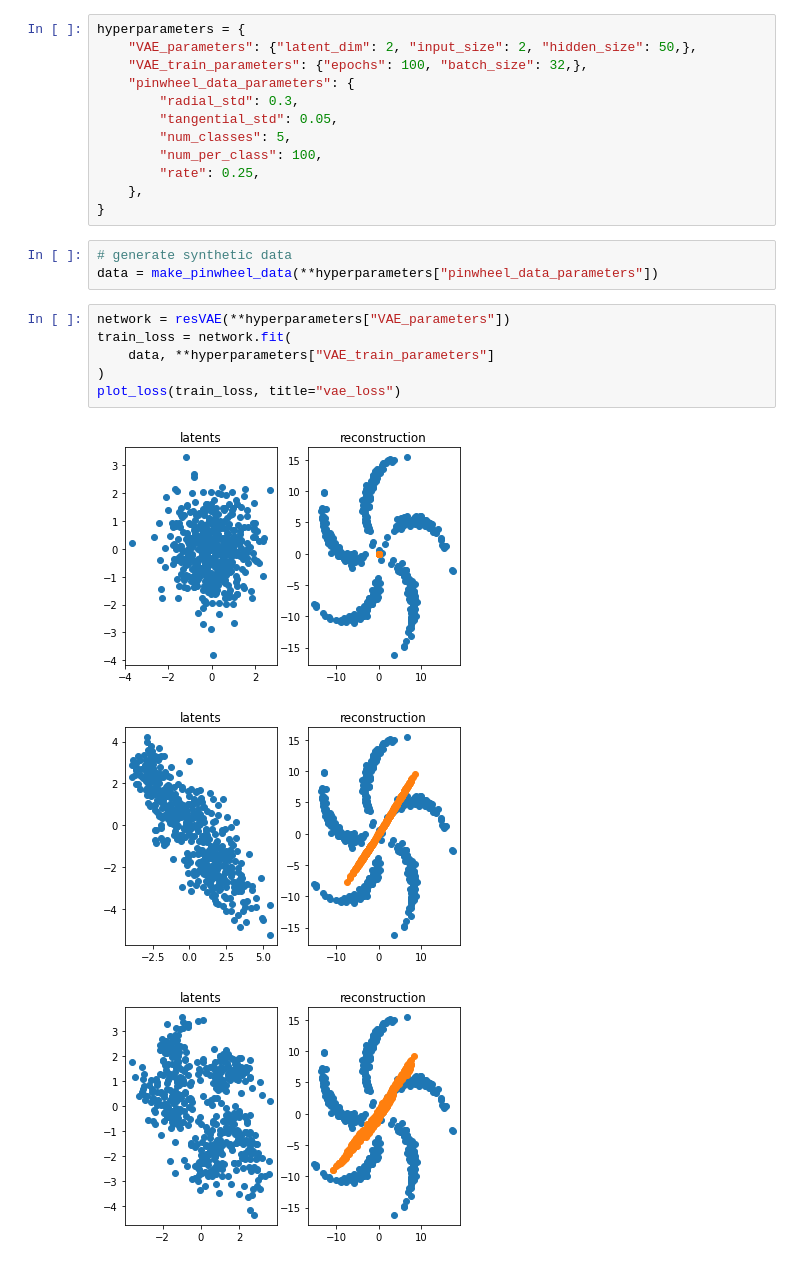
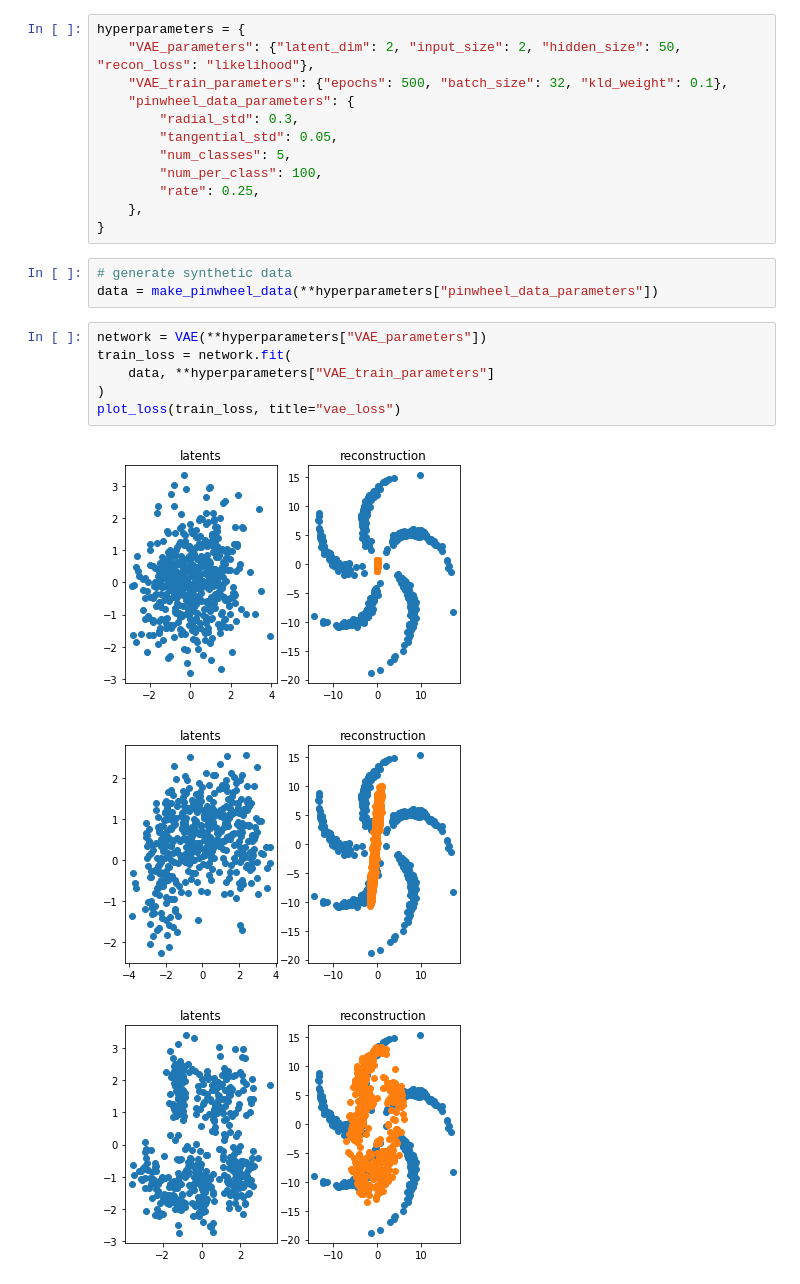
Before and after one commit to JohanvandenHeuvel/SVAE, a Jupyter notebook: vae/main.ipynb, the cells around one changed output. Saved outputs shown, nothing was run; the diff lists cells and outputs as text.

Commit message:
training with NLL now works with low strength KLD

```diff
--- a/vae/main.ipynb
+++ b/vae/main.ipynb
@@ -7,8 +7,8 @@ from models import resVAE, VAE
 from plot.plot import plot_loss
 # %%
 hyperparameters = {
-    "VAE_parameters": {"latent_dim": 2, "input_size": 2, "hidden_size": 50,},
-    "VAE_train_parameters": {"epochs": 100, "batch_size": 32,},
+    "VAE_parameters": {"latent_dim": 2, "input_size": 2, "hidden_size": 50, "recon_loss": "likelihood"},
+    "VAE_train_parameters": {"epochs": 500, "batch_size": 32, "kld_weight": 0.1},
     "pinwheel_data_parameters": {
         "radial_std": 0.3,
         "tangential_std": 0.05,
@@ -21,12 +21,12 @@ hyperparameters = {
 # generate synthetic data
 data = make_pinwheel_data(**hyperparameters["pinwheel_data_parameters"])
 # %%
-network = resVAE(**hyperparameters["VAE_parameters"])
+network = VAE(**hyperparameters["VAE_parameters"])
 train_loss = network.fit(
     data, **hyperparameters["VAE_train_parameters"]
 )
 plot_loss(train_loss, title="vae_loss")
 # %% [output]
-[figure, old version]
+[figure, new version]
-[figure, old version]
+[figure, new version]
-[figure, old version]
+[figure, new version]
```
Also changed, not shown: parts of 1 cell of this notebook, 3 other files.
